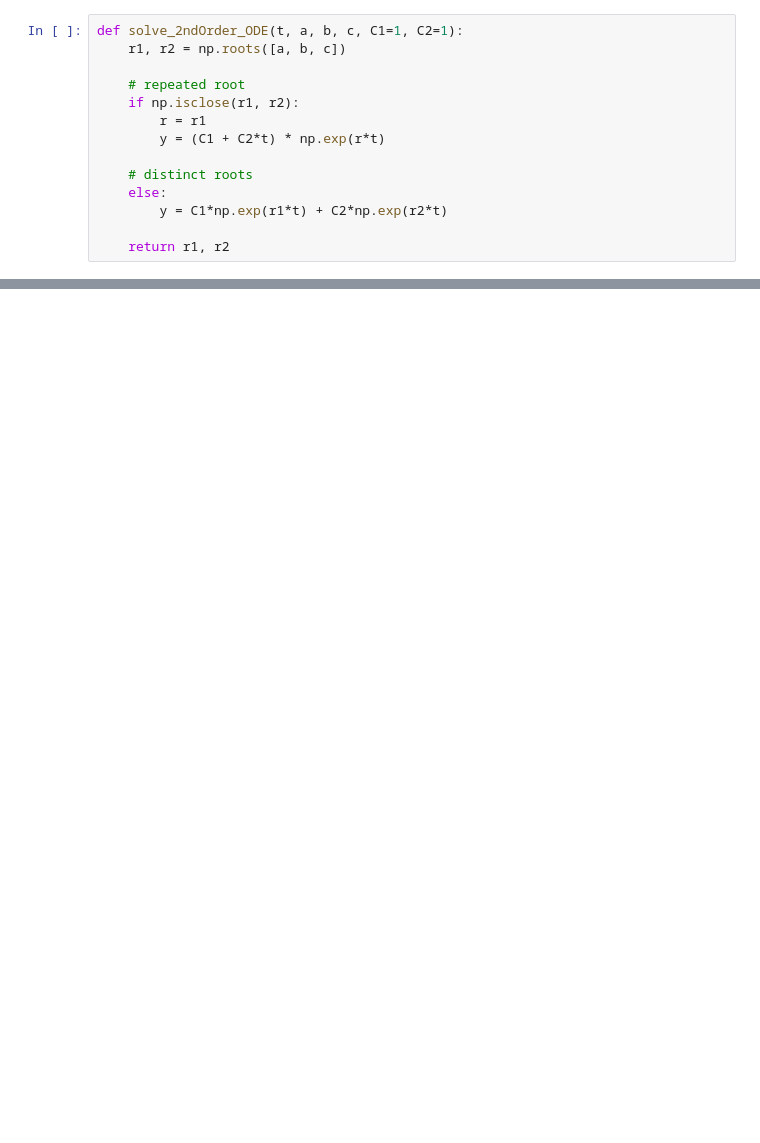
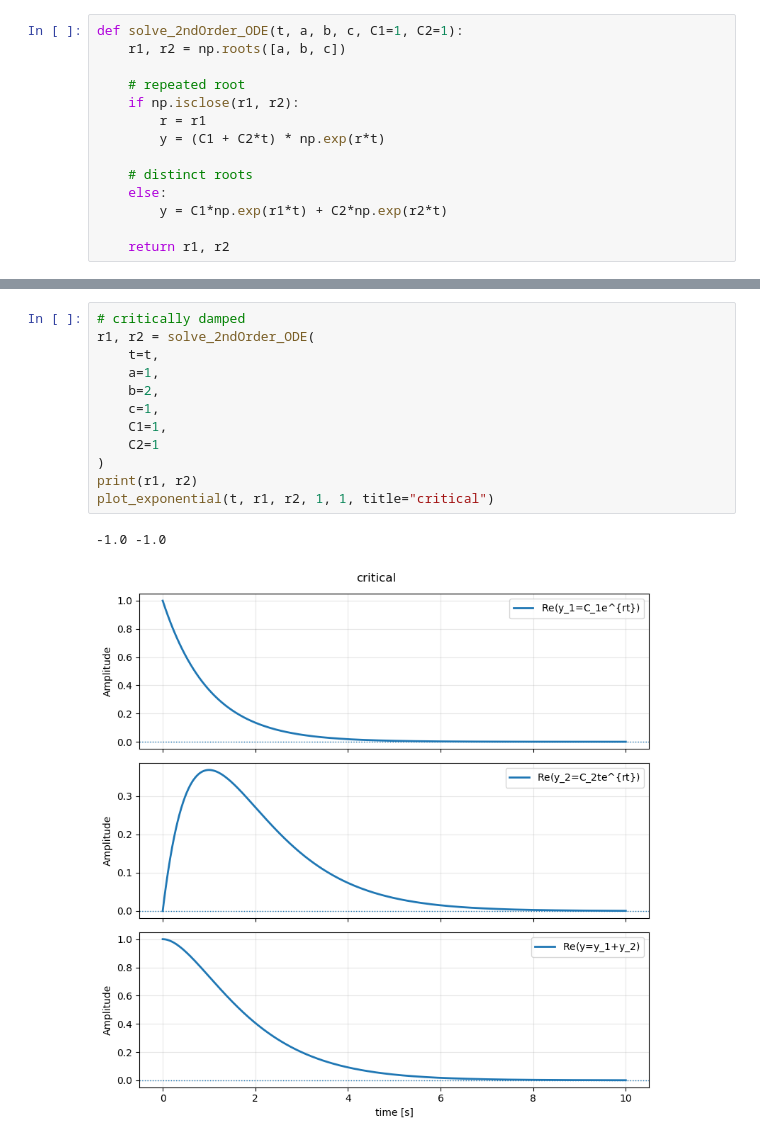
Before and after one commit to eragasa/physkit, a Jupyter notebook: notebooks/math/periodic.behavior.ipynb, the cells around one changed output, grey strips where cells are left out. Drawn from its saved outputs; the diff is of its cells as text; blank space fills up the shorter version.

```diff
--- a/notebooks/math/periodic.behavior.ipynb
+++ b/notebooks/math/periodic.behavior.ipynb
@@ -127,0 +188,15 @@ plot_exponential()
+# %%
+# critically damped
+r1, r2 = solve_2ndOrder_ODE(
+    t=t,
+    a=1,
+    b=2,
+    c=1,
+    C1=1,
+    C2=1
+)
+print(r1, r2)
+plot_exponential(t, r1, r2, 1, 1, title="critical")
+# %% [output]
+-1.0 -1.0
+[figure, added]
```
Also changed, not shown: parts of 10 cells of this notebook, 5 other files.
